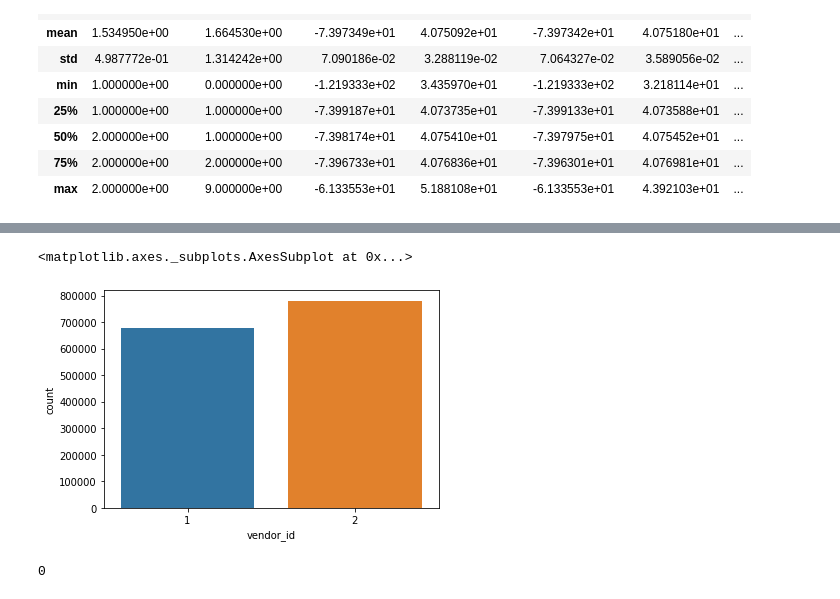
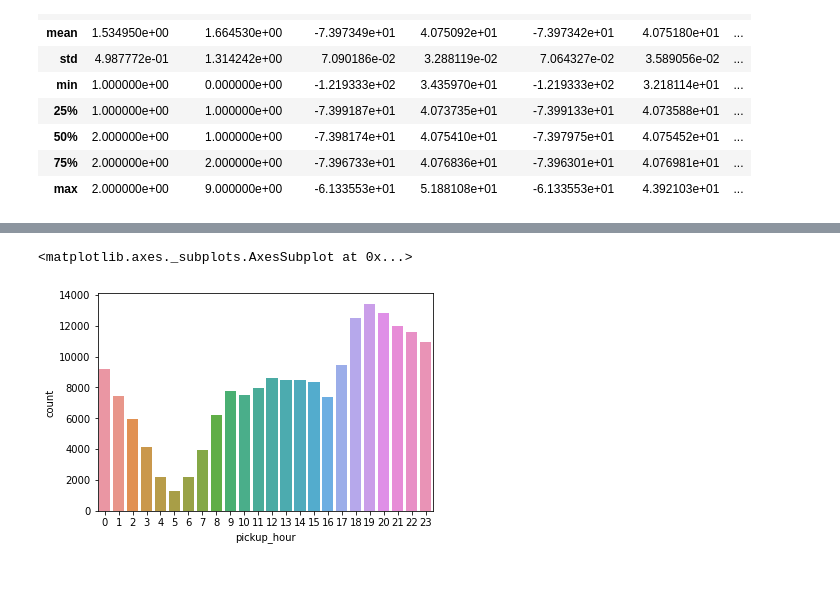
Before and after one commit to Shashwat-spyder/NYC-Taxi-Trip-Time, a Jupyter notebook: NYC_Taxi_Trip_Time_Prediction_Capstone_Project.ipynb, the cells around one changed output, grey strips where cells are left out. Saved outputs shown, nothing was run; the diff lists cells and outputs as text; code cells hidden in the pictures.

```diff
--- a/NYC_Taxi_Trip_Time_Prediction_Capstone_Project.ipynb
+++ b/NYC_Taxi_Trip_Time_Prediction_Capstone_Project.ipynb
@@ -243,3 +276,7 @@ Name: trip_duration, Length: 600, dtype: int64
+# %%
+nyc_df["distance"] = nyc_df.apply(lambda row: distance(row.pickup_latitude, row.pickup_longitude,row.dropoff_latitude,row.dropoff_longitude), axis=1)
+# %%
+nyc_df["speed"] = (nyc_df["distance"]) / ((nyc_df["trip_duration"])/3600)
 # %%
 nyc_df.head()
 # %% [output]
@@ -270,0 +347,2 @@ array([2, 1])
+# %%
+nyc_df.drop('id',inplace=True, axis=1)
@@ -270,0 +370,23 @@ array([2, 1])
+# %%
+# Delimit pickup_datetime variable
+nyc_df['pickup_datetime']=pd.to_datetime(nyc_df['pickup_datetime'])
+nyc_df['dropoff_datetime']=pd.to_datetime(nyc_df['dropoff_datetime'])
+
+nyc_df['pickup_date'] = nyc_df['pickup_datetime'].dt.date # Extract date
+nyc_df['pickup_time'] = nyc_df['pickup_datetime'].dt.time # Extract time
+
+# Delimit dropoff_datetime variables
+nyc_df['dropoff_date'] = nyc_df['dropoff_datetime'].dt.date # Extract date
+nyc_df['dropoff_time'] = nyc_df['dropoff_datetime'].dt.time # Extract time
+
+# Additional pickup features
+nyc_df['pickup_month'] = nyc_df['pickup_datetime'].dt.month # Extract month
+nyc_df['pickup_hour'] = nyc_df['pickup_datetime'].dt.hour # Extract hour
+nyc_df['pickup_weekday'] = nyc_df['pickup_datetime'].dt.dayofweek # Extract day name
+
+# Drop concatentated timestamp columns
+nyc_df.drop(['pickup_datetime'], axis = 1, inplace = True)
+nyc_df.drop(['dropoff_datetime'], axis = 1, inplace = True)
+
+# Confirm changes
+nyc_df.columns
@@ -271,9 +406,5 @@ array([2, 1])
 # %%
-sns.countplot(x='vendor_id', data=nyc_df)
+sns.countplot(x='pickup_hour', data=nyc_df)
 # %% [output]
 <matplotlib.axes._subplots.AxesSubplot at 0x...>
-[figure, old version]
+[figure, new version]
-# %%
-nyc_df[nyc_df['id'].duplicated()]['id'].count()
-# %% [output]
-0
```
Also changed, not shown: parts of 201 cells of this notebook.
